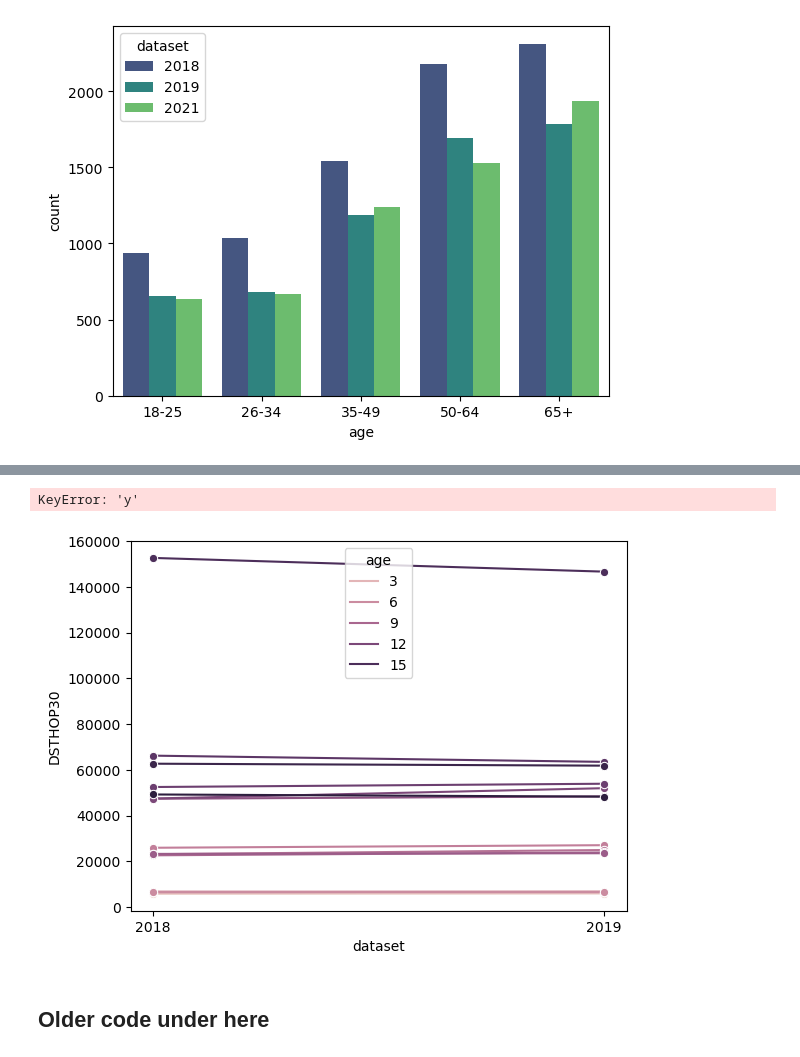
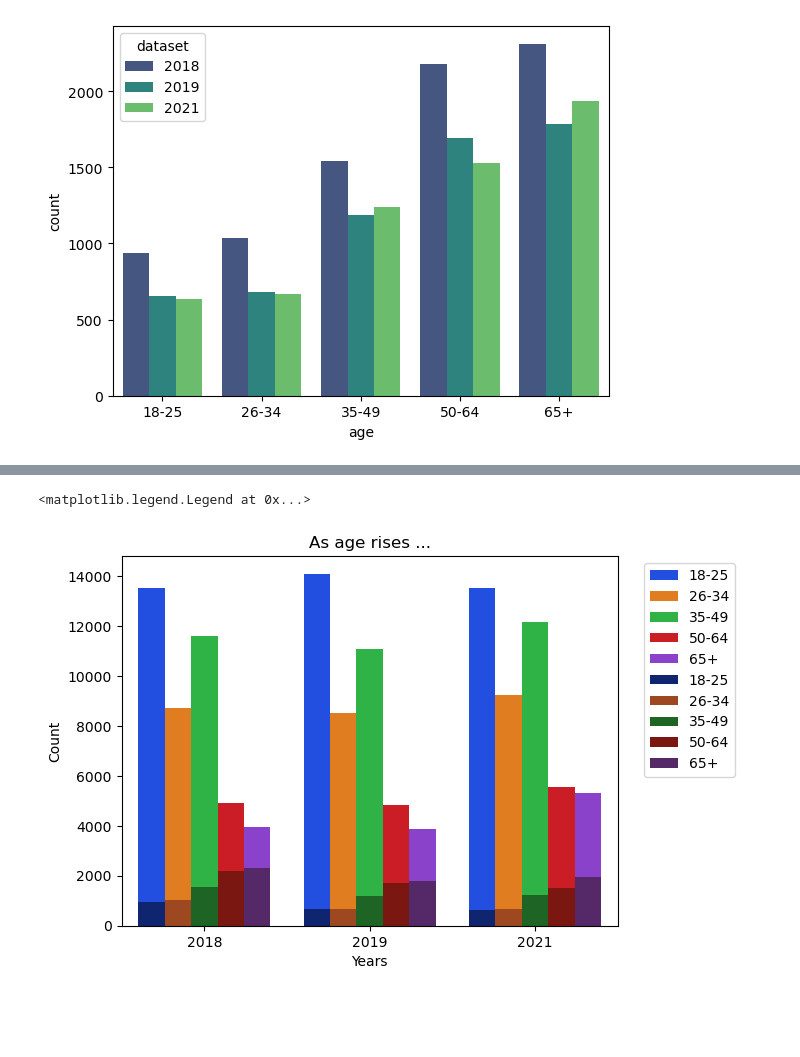
Before and after one commit to uic-cs418/group-project-gamon, a Jupyter notebook: synthia.ipynb, the cells around one changed output, grey strips where cells are left out. Saved outputs shown, nothing was run; the diff lists cells and outputs as text; code cells hidden in the pictures; blank space fills up the shorter version.

Commit message:
chart

```diff
--- a/synthia.ipynb
+++ b/synthia.ipynb
@@ -263,9 +264,7 @@ NSDUH2018_long
 # %%
-SMUse_sum_NSDUH2018 = NSDUH2018_long.groupby(['AGE2']).agg(count=('value', 'count'))
-SMUse_sum_NSDUH2019 = NSDUH2019_long.groupby(['AGE2']).agg(count=('value', 'count'))
-SMUse_sum_NSDUH2021 = NSDUH2021_long.groupby(['AGE2']).agg(count=('value', 'count'))
+SMUse_sum_NSDUH2018 = NSDUH2018_long.groupby(['age']).agg(count=('value', 'count'))
+SMUse_sum_NSDUH2019 = NSDUH2019_long.groupby(['age']).agg(count=('value', 'count'))
+SMUse_sum_NSDUH2021 = NSDUH2021_long.groupby(['age']).agg(count=('value', 'count'))
-# %%
-SMUse_sum_NSDUH2021=SMUse_sum_NSDUH2021.rename(columns={'AGE3': 'AGE2'})
 # %%
 SMUse_sum_NSDUH2021
 # %% [output]
@@ -289,7 +285,7 @@ SMUse_sum_NSDUH2019['dataset'] = '2019'
 SMUse_sum_NSDUH2021['dataset'] = '2021'
 
 NSDUH_concat = pd.concat([SMUse_sum_NSDUH2018,SMUse_sum_NSDUH2019,SMUse_sum_NSDUH2021])
-NSDUH_concat = NSDUH_concat.rename(columns={'AGE2': 'age'})
+# NSDUH_concat = NSDUH_concat.rename(columns={'AGE2': 'age'})
 # %%
 NSDUH_concat
 # %% [output]
@@ -339,5 +333,5 @@ print(CoreTrends_SMUseSum_concat)
 # %%
-NSDUH_concat = NSDUH_concat.rename(columns={'count': 'DSTHOP30'})
+NSDUH_concat = NSDUH_concat.rename(columns={'count': 'DSTCHR30'})
 CoreTrends_SMUseSum_concat = CoreTrends_SMUseSum_concat.rename(columns={'count': 'sum_SMUse'})
 print(NSDUH_concat)
 print(CoreTrends_SMUseSum_concat)
@@ -413,12 +398,14 @@ CoreTrends_NSDUH_merge_test
 # %%
 # sns.lineplot(data=CoreTrends_SMUseSum_concat, x='dataset', y='count', hue='age', marker='o')
 # sns.lineplot(data=NSDUH_concat, x='dataset', y='count', hue='age', marker='o')
 # plt.show()
 
-sns.lineplot(data=CoreTrends_NSDUH_merge_test, x='dataset', y='DSTHOP30', hue='age', marker='o')
-sns.lineplot(data=CoreTrends_NSDUH_merge_test, x='dataset', y='sum_SMUse', hue='age', marker='o')
+sns.barplot(data=CoreTrends_NSDUH_merge_test, x='dataset', y='DSTCHR30', hue='age',  palette= 'bright')
+sns.barplot(data=CoreTrends_NSDUH_merge_test, x='dataset', y='sum_SMUse', hue='age',palette= 'dark')
+plt.ylabel("Count")
+plt.xlabel("Years")
+plt.title("As age rises ...")
+plt.legend(loc='upper right', bbox_to_anchor=(1.25,1))
 # %% [output]
-KeyError: 'y'
+<matplotlib.legend.Legend at 0x...>
-[figure, old version]
+[figure, new version]
-# %% [markdown]
-## Older code under here
```
Also changed, not shown: parts of 37 cells of this notebook.
